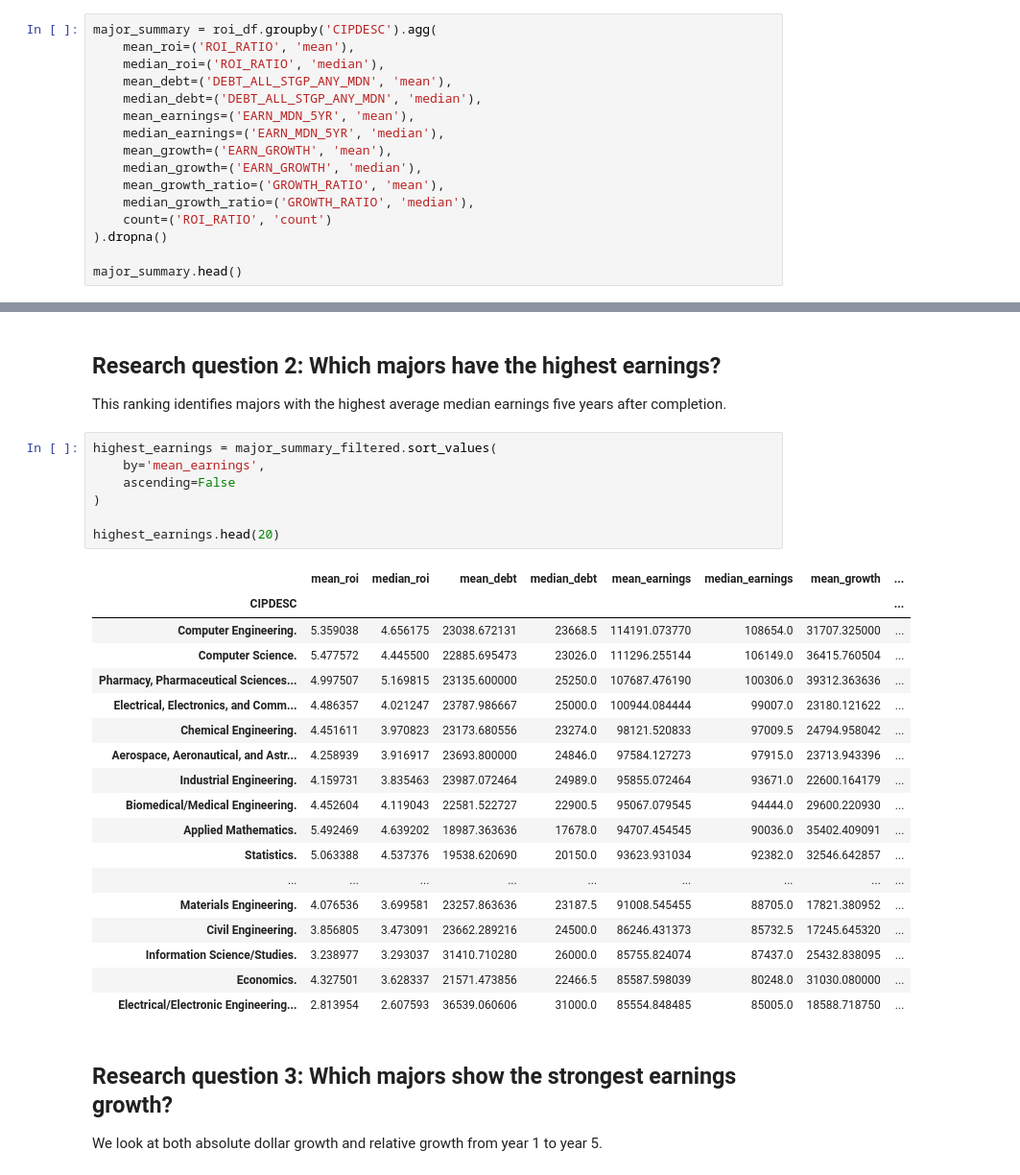
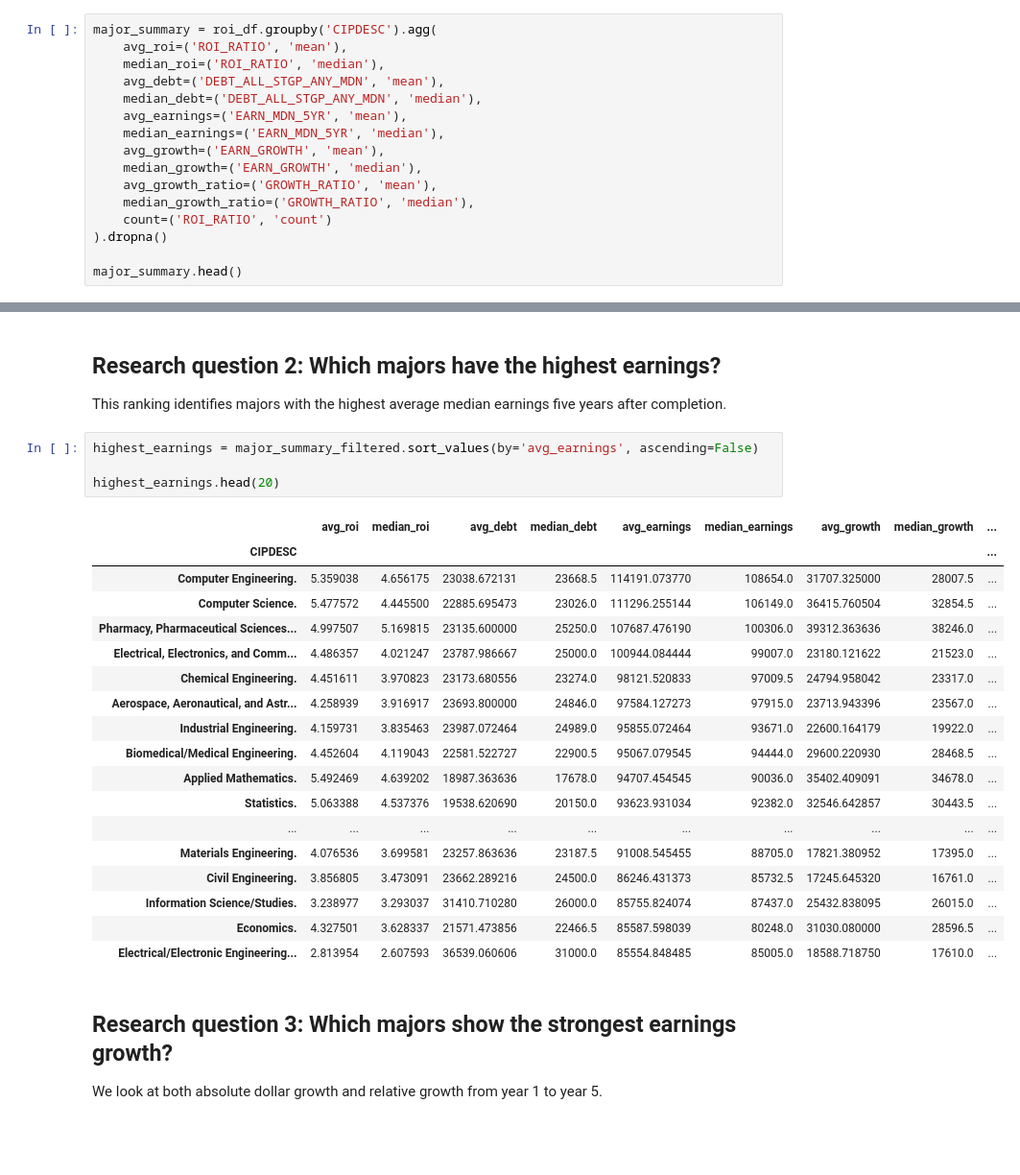
Before and after one commit to VintageTeaLeaf/College-ROI-Analysis, a Jupyter notebook: notebooks/data_cleaning.ipynb, the cells around one changed output, grey strips where cells are left out. Shown at 96% size. Drawn from its saved outputs; the diff is of its cells as text; blank space fills up the shorter version.

```diff
--- a/notebooks/data_cleaning.ipynb
+++ b/notebooks/data_cleaning.ipynb
@@ -323,15 +323,15 @@ roi_df.sort_values(
 Because individual institution-major records can be noisy, we aggregate by major. We include both mean and median metrics so we can compare whether outliers are influencing the averages.
 # %%
 major_summary = roi_df.groupby('CIPDESC').agg(
-    mean_roi=('ROI_RATIO', 'mean'),
+    avg_roi=('ROI_RATIO', 'mean'),
     median_roi=('ROI_RATIO', 'median'),
-    mean_debt=('DEBT_ALL_STGP_ANY_MDN', 'mean'),
+    avg_debt=('DEBT_ALL_STGP_ANY_MDN', 'mean'),
     median_debt=('DEBT_ALL_STGP_ANY_MDN', 'median'),
-    mean_earnings=('EARN_MDN_5YR', 'mean'),
+    avg_earnings=('EARN_MDN_5YR', 'mean'),
     median_earnings=('EARN_MDN_5YR', 'median'),
-    mean_growth=('EARN_GROWTH', 'mean'),
+    avg_growth=('EARN_GROWTH', 'mean'),
     median_growth=('EARN_GROWTH', 'median'),
-    mean_growth_ratio=('GROWTH_RATIO', 'mean'),
+    avg_growth_ratio=('GROWTH_RATIO', 'mean'),
     median_growth_ratio=('GROWTH_RATIO', 'median'),
     count=('ROI_RATIO', 'count')
 ).dropna()
@@ -408,31 +405,28 @@ highest_debt.head(20)
 
 This ranking identifies majors with the highest average median earnings five years after completion.
 # %%
-highest_earnings = major_summary_filtered.sort_values(
-    by='mean_earnings',
-    ascending=False
-)
+highest_earnings = major_summary_filtered.sort_values(by='avg_earnings', ascending=False)
 
 highest_earnings.head(20)
 # %% [output]
-|  | mean_roi | median_roi | mean_debt | median_debt | mean_earnings | median_earnings | mean_growth | ... |
-| CIPDESC |  |  |  |  |  |  |  | ... |
-| Computer Engineering. | 5.359038 | 4.656175 | 23038.672131 | 23668.5 | 114191.073770 | 108654.0 | 31707.325000 | ... |
-| Computer Science. | 5.477572 | 4.445500 | 22885.695473 | 23026.0 | 111296.255144 | 106149.0 | 36415.760504 | ... |
-| Pharmacy, Pharmaceutical Sciences... | 4.997507 | 5.169815 | 23135.600000 | 25250.0 | 107687.476190 | 100306.0 | 39312.363636 | ... |
-| Electrical, Electronics, and Comm... | 4.486357 | 4.021247 | 23787.986667 | 25000.0 | 100944.084444 | 99007.0 | 23180.121622 | ... |
-| Chemical Engineering. | 4.451611 | 3.970823 | 23173.680556 | 23274.0 | 98121.520833 | 97009.5 | 24794.958042 | ... |
-| Aerospace, Aeronautical, and Astr... | 4.258939 | 3.916917 | 23693.800000 | 24846.0 | 97584.127273 | 97915.0 | 23713.943396 | ... |
-| Industrial Engineering. | 4.159731 | 3.835463 | 23987.072464 | 24989.0 | 95855.072464 | 93671.0 | 22600.164179 | ... |
-| Biomedical/Medical Engineering. | 4.452604 | 4.119043 | 22581.522727 | 22900.5 | 95067.079545 | 94444.0 | 29600.220930 | ... |
-| Applied Mathematics. | 5.492469 | 4.639202 | 18987.363636 | 17678.0 | 94707.454545 | 90036.0 | 35402.409091 | ... |
-| Statistics. | 5.063388 | 4.537376 | 19538.620690 | 20150.0 | 93623.931034 | 92382.0 | 32546.642857 | ... |
-| ... | ... | ... | ... | ... | ... | ... | ... | ... |
-| Materials Engineering. | 4.076536 | 3.699581 | 23257.863636 | 23187.5 | 91008.545455 | 88705.0 | 17821.380952 | ... |
-| Civil Engineering. | 3.856805 | 3.473091 | 23662.289216 | 24500.0 | 86246.431373 | 85732.5 | 17245.645320 | ... |
-| Information Science/Studies. | 3.238977 | 3.293037 | 31410.710280 | 26000.0 | 85755.824074 | 87437.0 | 25432.838095 | ... |
-| Economics. | 4.327501 | 3.628337 | 21571.473856 | 22466.5 | 85587.598039 | 80248.0 | 31030.080000 | ... |
-| Electrical/Electronic Engineering... | 2.813954 | 2.607593 | 36539.060606 | 31000.0 | 85554.848485 | 85005.0 | 18588.718750 | ... |
+|  | avg_roi | median_roi | avg_debt | median_debt | avg_earnings | median_earnings | avg_growth | median_growth | ... |
+| CIPDESC |  |  |  |  |  |  |  |  | ... |
+| Computer Engineering. | 5.359038 | 4.656175 | 23038.672131 | 23668.5 | 114191.073770 | 108654.0 | 31707.325000 | 28007.5 | ... |
+| Computer Science. | 5.477572 | 4.445500 | 22885.695473 | 23026.0 | 111296.255144 | 106149.0 | 36415.760504 | 32854.5 | ... |
+| Pharmacy, Pharmaceutical Sciences... | 4.997507 | 5.169815 | 23135.600000 | 25250.0 | 107687.476190 | 100306.0 | 39312.363636 | 38246.0 | ... |
+| Electrical, Electronics, and Comm... | 4.486357 | 4.021247 | 23787.986667 | 25000.0 | 100944.084444 | 99007.0 | 23180.121622 | 21523.0 | ... |
+| Chemical Engineering. | 4.451611 | 3.970823 | 23173.680556 | 23274.0 | 98121.520833 | 97009.5 | 24794.958042 | 23317.0 | ... |
+| Aerospace, Aeronautical, and Astr... | 4.258939 | 3.916917 | 23693.800000 | 24846.0 | 97584.127273 | 97915.0 | 23713.943396 | 23567.0 | ... |
+| Industrial Engineering. | 4.159731 | 3.835463 | 23987.072464 | 24989.0 | 95855.072464 | 93671.0 | 22600.164179 | 19922.0 | ... |
+| Biomedical/Medical Engineering. | 4.452604 | 4.119043 | 22581.522727 | 22900.5 | 95067.079545 | 94444.0 | 29600.220930 | 28468.5 | ... |
+| Applied Mathematics. | 5.492469 | 4.639202 | 18987.363636 | 17678.0 | 94707.454545 | 90036.0 | 35402.409091 | 34678.0 | ... |
+| Statistics. | 5.063388 | 4.537376 | 19538.620690 | 20150.0 | 93623.931034 | 92382.0 | 32546.642857 | 30443.5 | ... |
+| ... | ... | ... | ... | ... | ... | ... | ... | ... | ... |
+| Materials Engineering. | 4.076536 | 3.699581 | 23257.863636 | 23187.5 | 91008.545455 | 88705.0 | 17821.380952 | 17395.0 | ... |
+| Civil Engineering. | 3.856805 | 3.473091 | 23662.289216 | 24500.0 | 86246.431373 | 85732.5 | 17245.645320 | 16761.0 | ... |
+| Information Science/Studies. | 3.238977 | 3.293037 | 31410.710280 | 26000.0 | 85755.824074 | 87437.0 | 25432.838095 | 26015.0 | ... |
+| Economics. | 4.327501 | 3.628337 | 21571.473856 | 22466.5 | 85587.598039 | 80248.0 | 31030.080000 | 28596.5 | ... |
+| Electrical/Electronic Engineering... | 2.813954 | 2.607593 | 36539.060606 | 31000.0 | 85554.848485 | 85005.0 | 18588.718750 | 17610.0 | ... |
 # %% [markdown]
 ## Research question 3: Which majors show the strongest earnings growth?
 
```
Also changed, not shown: parts of 11 cells of this notebook, 4 other files.
